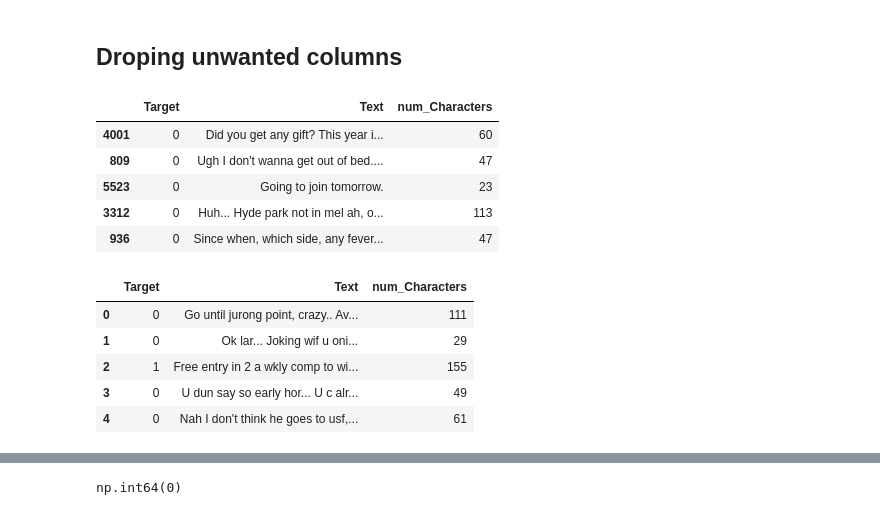
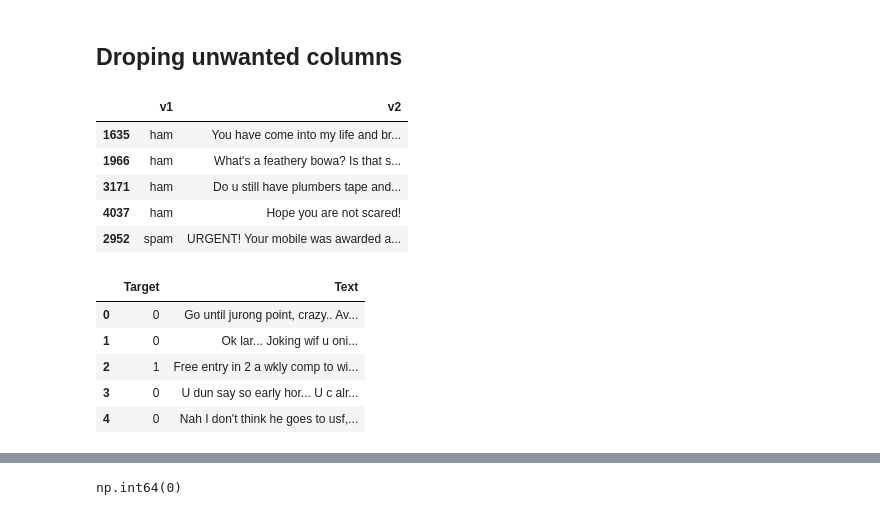
Before and after one commit to Its-Vikas-xd/Machine-Learning, a Jupyter notebook: Project/spam detection/Sms_Spam_Detection.ipynb, the cells around one changed output, grey strips where cells are left out. Cells and saved outputs as stored; diff of their text form; code cells hidden in the pictures.

```diff
--- a/Project/spam detection/Sms_Spam_Detection.ipynb
+++ b/Project/spam detection/Sms_Spam_Detection.ipynb
@@ -46,15 +46,15 @@ memory usage: 217.8+ KB
 # %% [markdown]
 ## Droping unwanted columns
 # %%
-#df.drop(columns=["Unnamed: 2","Unnamed: 3","Unnamed: 4"],inplace=True)
+df.drop(columns=["Unnamed: 2","Unnamed: 3","Unnamed: 4"],inplace=True)
 df.sample(5)
 # %% [output]
-|  | Target | Text | num_Characters |
-| 4001 | 0 | Did you get any gift? This year i... | 60 |
-| 809 | 0 | Ugh I don't wanna get out of bed.... | 47 |
-| 5523 | 0 | Going to join tomorrow. | 23 |
-| 3312 | 0 | Huh... Hyde park not in mel ah, o... | 113 |
-| 936 | 0 | Since when, which side, any fever... | 47 |
+|  | v1 | v2 |
+| 1635 | ham | You have come into my life and br... |
+| 1966 | ham | What's a feathery bowa? Is that s... |
+| 3171 | ham | Do u still have plumbers tape and... |
+| 4037 | ham | Hope you are not scared! |
+| 2952 | spam | URGENT! Your mobile was awarded a... |
 # %%
 # Renaming the cols
 df.rename(columns={'v1':"Target",'v2':"Text"},inplace=True)
@@ -65,12 +65,12 @@ df["Target"]=encoder.fit_transform(df['Target'])
 # %%
 df.head()
 # %% [output]
-|  | Target | Text | num_Characters |
-| 0 | 0 | Go until jurong point, crazy.. Av... | 111 |
-| 1 | 0 | Ok lar... Joking wif u oni... | 29 |
-| 2 | 1 | Free entry in 2 a wkly comp to wi... | 155 |
-| 3 | 0 | U dun say so early hor... U c alr... | 49 |
-| 4 | 0 | Nah I don't think he goes to usf,... | 61 |
+|  | Target | Text |
+| 0 | 0 | Go until jurong point, crazy.. Av... |
+| 1 | 0 | Ok lar... Joking wif u oni... |
+| 2 | 1 | Free entry in 2 a wkly comp to wi... |
+| 3 | 0 | U dun say so early hor... U c alr... |
+| 4 | 0 | Nah I don't think he goes to usf,... |
 # %%
 # Missing Values
 df.isnull().sum()
```
Also changed, not shown: parts of 8 cells of this notebook, 42 other files.
